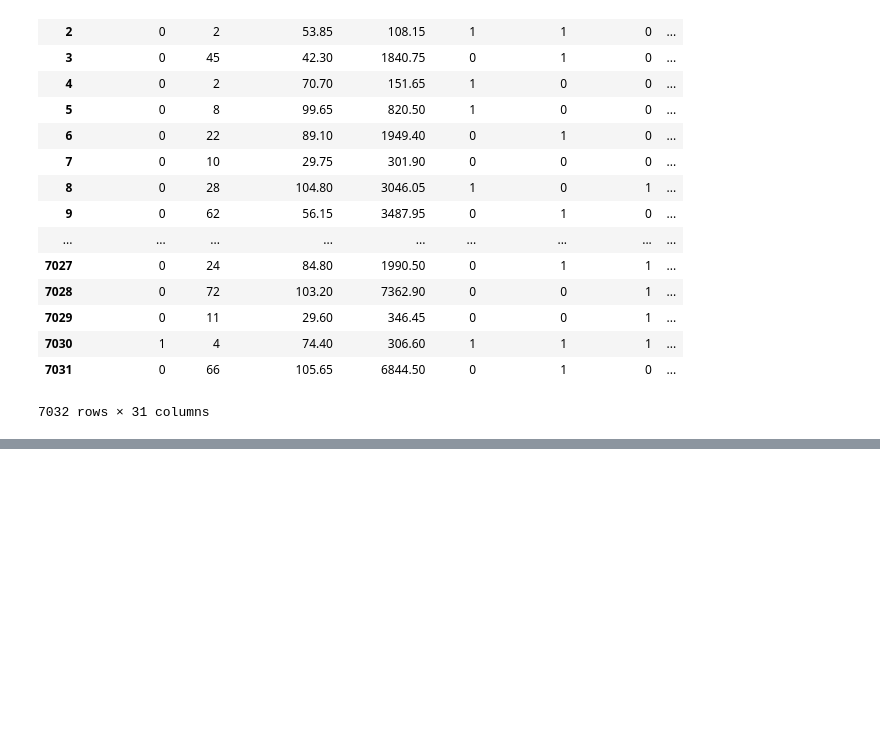
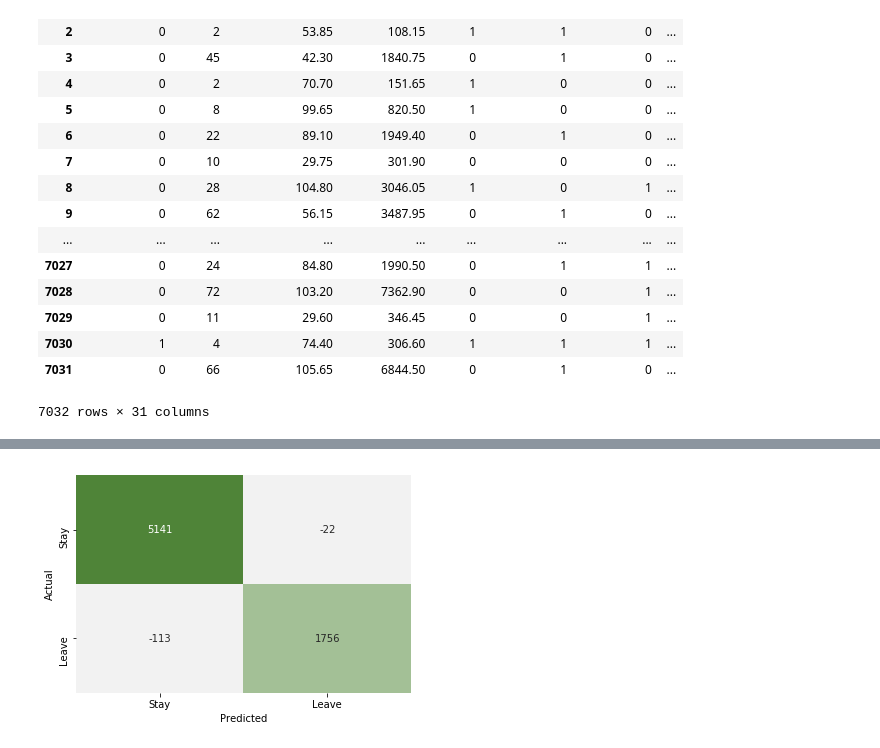
Before and after one commit to robianmcd/classifier-demo, a Jupyter notebook: telco-churn.ipynb, the cells around one changed output, grey strips where cells are left out. Saved outputs shown, nothing was run; the diff lists cells and outputs as text; code cells hidden in the pictures; blank space fills up the shorter version.

Commit message:
setup class weight demo

```diff
--- a/telco-churn.ipynb
+++ b/telco-churn.ipynb
@@ -74,20 +42,20 @@ Accuracy: 0.7229806598407281
 # %%
-heat_map = metrics.confusion_matrix(target_test, target_predicted)
+def draw_confusion_matrix(actual, predicted):
+    heat_map = metrics.confusion_matrix(actual, predicted)
 
-heat_map[0,1] *= -1
-heat_map[1,0] *= -1
+    heat_map[0,1] *= -1
+    heat_map[1,0] *= -1
 
-sns.heatmap(
-    heat_map,
-    annot=True,
-    fmt="d",
-    cbar=False,
-    xticklabels=['Stay', 'Leave'],
-    yticklabels=['Stay', 'Leave'],
-    center=0,
-    cmap=sns.diverging_palette(20, 120, n=9)
-)
+    sns.heatmap(
+        heat_map,
+        annot=True,
+        fmt="d",
+        cbar=False,
+        xticklabels=['Stay', 'Leave'],
+        yticklabels=['Stay', 'Leave'],
+        center=0,
+        cmap=sns.diverging_palette(20, 120, n=9)
+    )
 
-plt.xlabel('Predicted')
-plt.ylabel('Actual')
-plt.show()
+    plt.xlabel('Predicted')
+    plt.ylabel('Actual')
@@ -136,0 +62,8 @@ graphviz.Source(dot_data)
+# %%
+classifier = RandomForestClassifier(class_weight={0:1, 1:1})
+classifier.fit(input, target)
+
+target_predicted = classifier.predict(input)
+draw_confusion_matrix(target, target_predicted)
+# %% [output]
+[figure, added]
```
Also changed, not shown: parts of 9 cells of this notebook.
